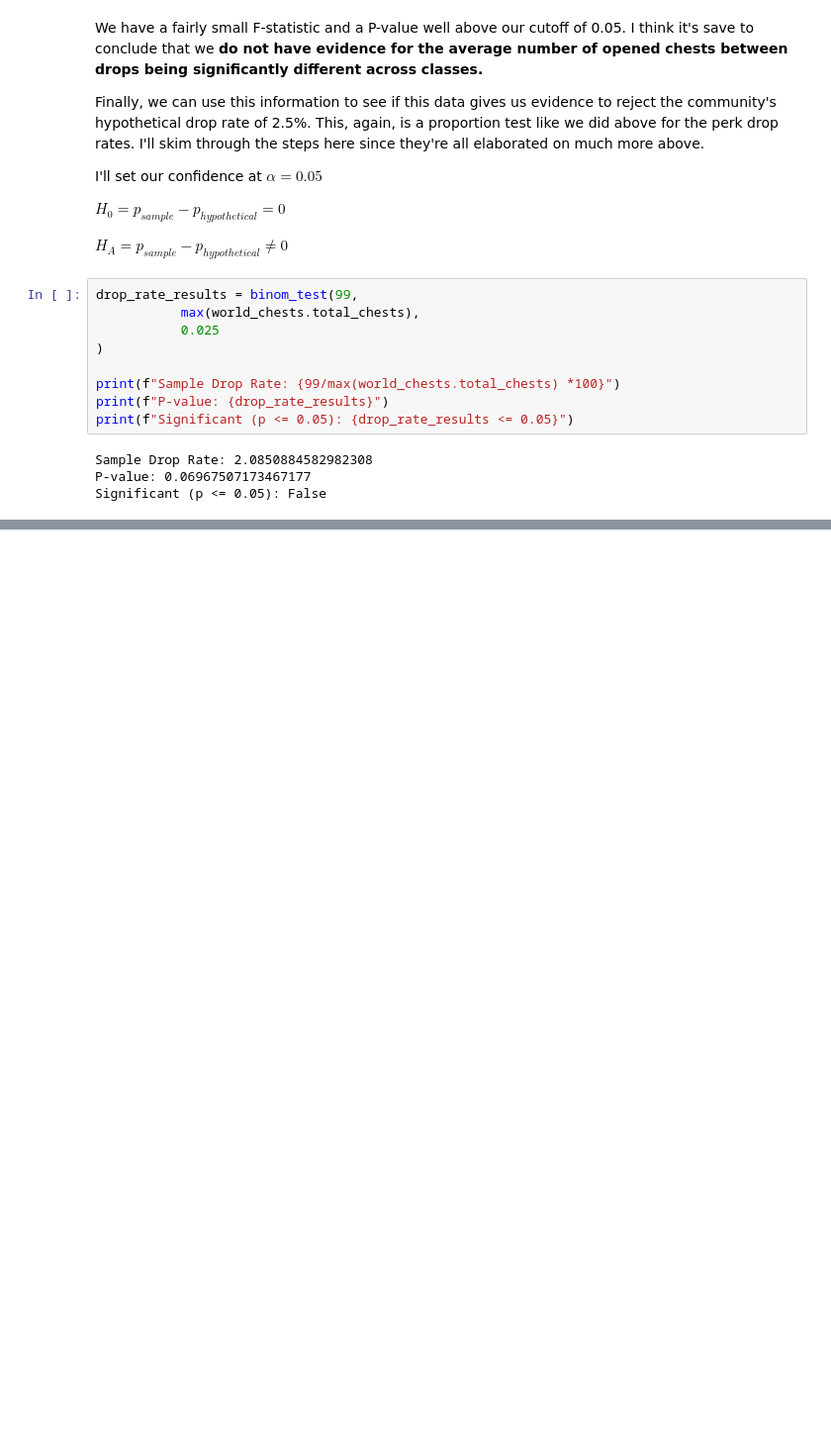
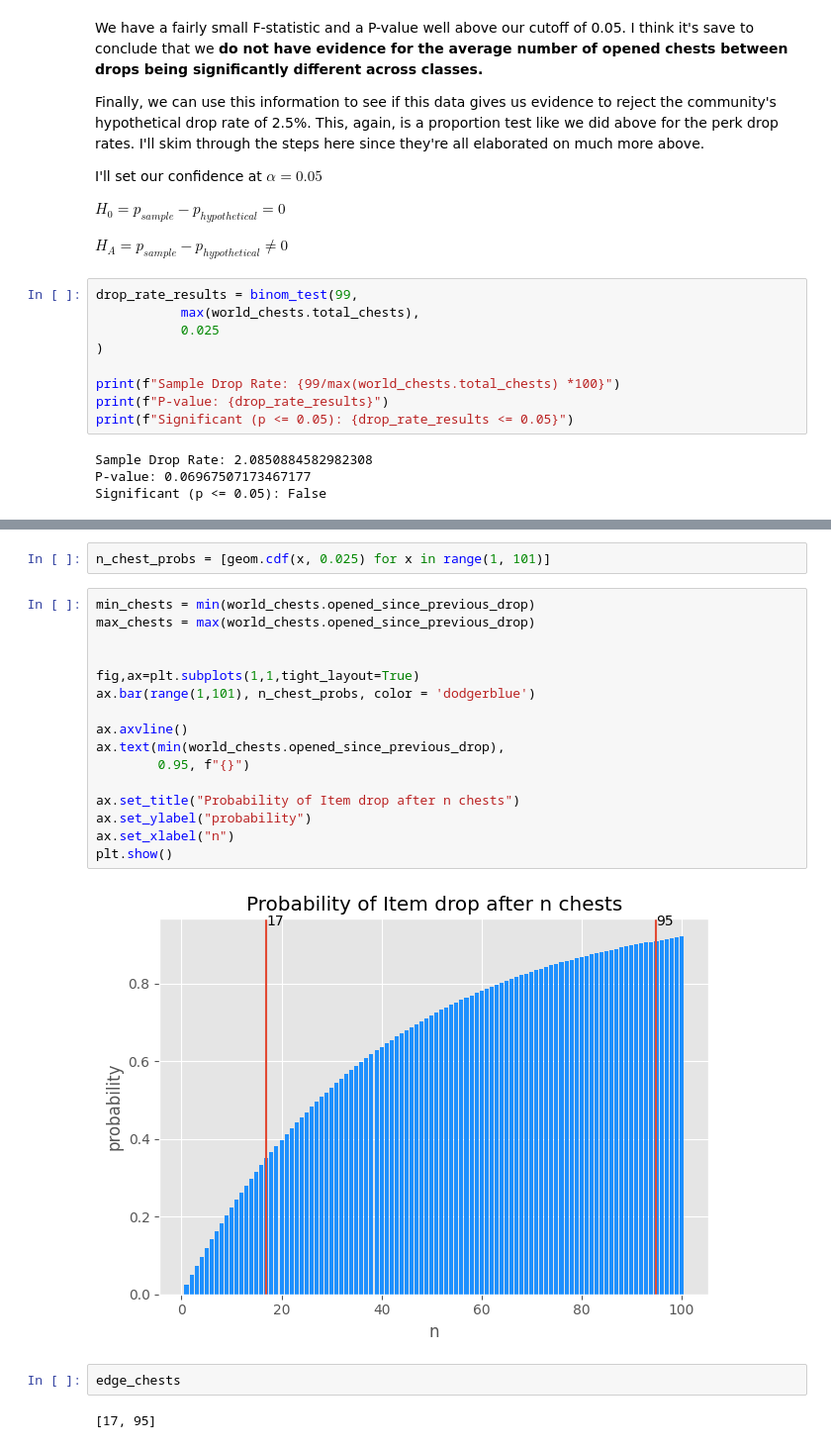
Before and after one commit to finnleyautumn/exotic_class_item_farm, a Jupyter notebook: d2_exotic_farm.ipynb, the cells around one changed output, grey strips where cells are left out. Shown: that part at 99% size. Saved outputs shown, nothing was run; the diff lists cells and outputs as text; blank space fills up the shorter version.

```diff
--- a/d2_exotic_farm.ipynb
+++ b/d2_exotic_farm.ipynb
@@ -385,0 +473,24 @@ Now we can explore some simulations of class item farms to establish how long it
+# %%
+n_chest_probs = [geom.cdf(x, 0.025) for x in range(1, 101)]
+# %%
+min_chests = min(world_chests.opened_since_previous_drop)
+max_chests = max(world_chests.opened_since_previous_drop)
+
+
+fig,ax=plt.subplots(1,1,tight_layout=True)
+ax.bar(range(1,101), n_chest_probs, color = 'dodgerblue')
+
+ax.axvline()
+ax.text(min(world_chests.opened_since_previous_drop),
+        0.95, f"{}")
+
+ax.set_title("Probability of Item drop after n chests")
+ax.set_ylabel("probability")
+ax.set_xlabel("n")
+plt.show()
+# %% [output]
+[figure, added]
+# %%
+edge_chests
+# %% [output]
+[17, 95]
```
Also changed, not shown: parts of 17 cells of this notebook.
